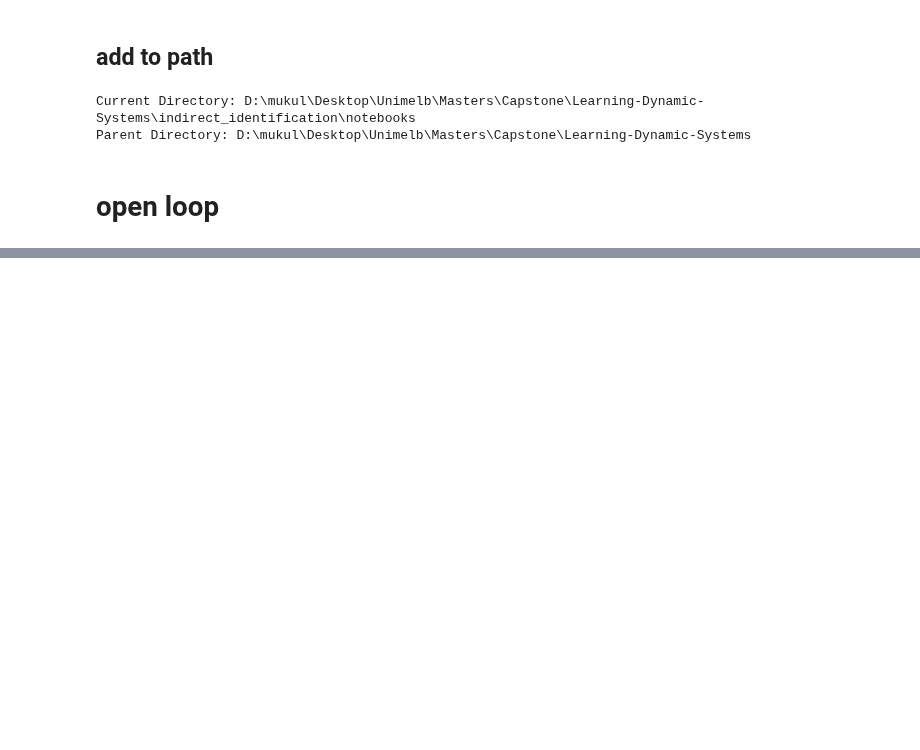
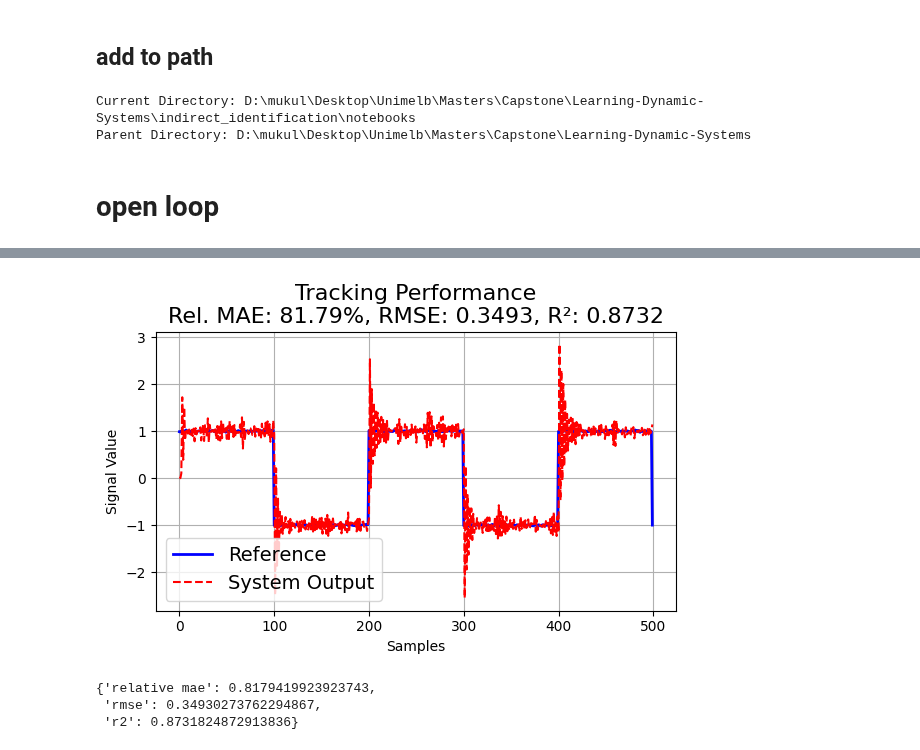
Before and after one commit to Muckthebuck/Learning-Dynamic-Systems, a Jupyter notebook: indirect_identification/notebooks/sps_plots.ipynb, the cells around one changed output, grey strips where cells are left out. Drawn from its saved outputs; the diff is of its cells as text; code cells hidden in the pictures; blank space fills up the shorter version.

```diff
--- a/indirect_identification/notebooks/sps_plots.ipynb
+++ b/indirect_identification/notebooks/sps_plots.ipynb
@@ -282,0 +449,58 @@ _eval_tf(np.array([1.0, -0.33]), np.array([1.0]), z_inv=1)
+# %%
+import numpy as np
+import matplotlib.pyplot as plt
+from sklearn.metrics import r2_score
+
+def plot_tracking(y, r, time=None, label_r='Reference', label_y='System Output', title='Tracking Performance'):
+    """
+    Plots the reference signal r and the tracked output y, and computes tracking metrics.
+
+    Parameters:
+    - y: np.ndarray, tracked signal (output)
+    - r: np.ndarray, reference signal (desired trajectory)
+    - time: Optional time vector
+    - label_r: Label for reference signal
+    - label_y: Label for tracked signal
+    - title: Title for the plot
+
+    Returns:
+    - metrics: dict containing relative_mae, rmse, r2
+    """
+    if time is None:
+        time = np.arange(len(y))
+
+    # --- Compute metrics ---
+    abs_error = np.abs(y - r)
+    total_error = np.sum(abs_error)
+    total_reference = np.sum(np.abs(r)) + 1e-8  # Avoid division by zero
+
+    relative_mae = 1 - total_error / total_reference
+    rmse = np.sqrt(np.mean((y - r) ** 2))
+    r2 = r2_score(r, y)
+
+    # --- Plot ---
+    plt.figure(figsize=(6,4))
+    plt.plot(time, r, label=label_r, color='blue', linewidth=2)
+    plt.plot(time, y, label=label_y, color='red', linestyle='--')
+    plt.title(f"{title}\nRel. MAE: {relative_mae * 100:.2f}%, RMSE: {rmse:.4f}, R²: {r2:.4f}", fontsize=16)
+    plt.xlabel("Samples")
+    plt.ylabel("Signal Value")
+    plt.legend(fontsize=14)
+    plt.grid(True)
+    plt.tight_layout()
+    plt.savefig("sps_closed_loop_tracking.svg", bbox_inches='tight')
+    plt.show()
+
+    return {
+        'relative mae': relative_mae,
+        'rmse': rmse,
+        'r2': r2
+    }
+
+
+plot_tracking(Y[0],R[0])
+# %% [output]
+[figure, added]
+{'relative mae': 0.8179419923923743,
+ 'rmse': 0.34930273762294867,
+ 'r2': 0.8731824872913836}
```
Also changed, not shown: parts of 7 cells of this notebook, 5 other files.
